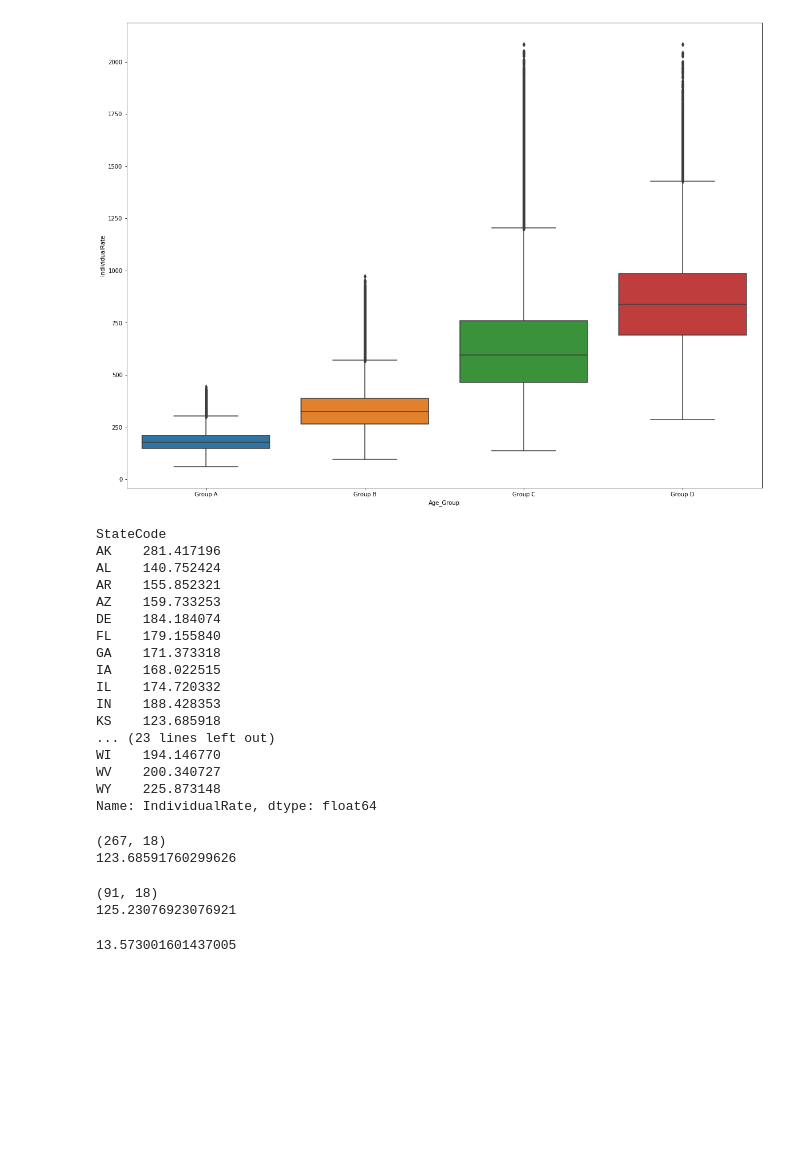
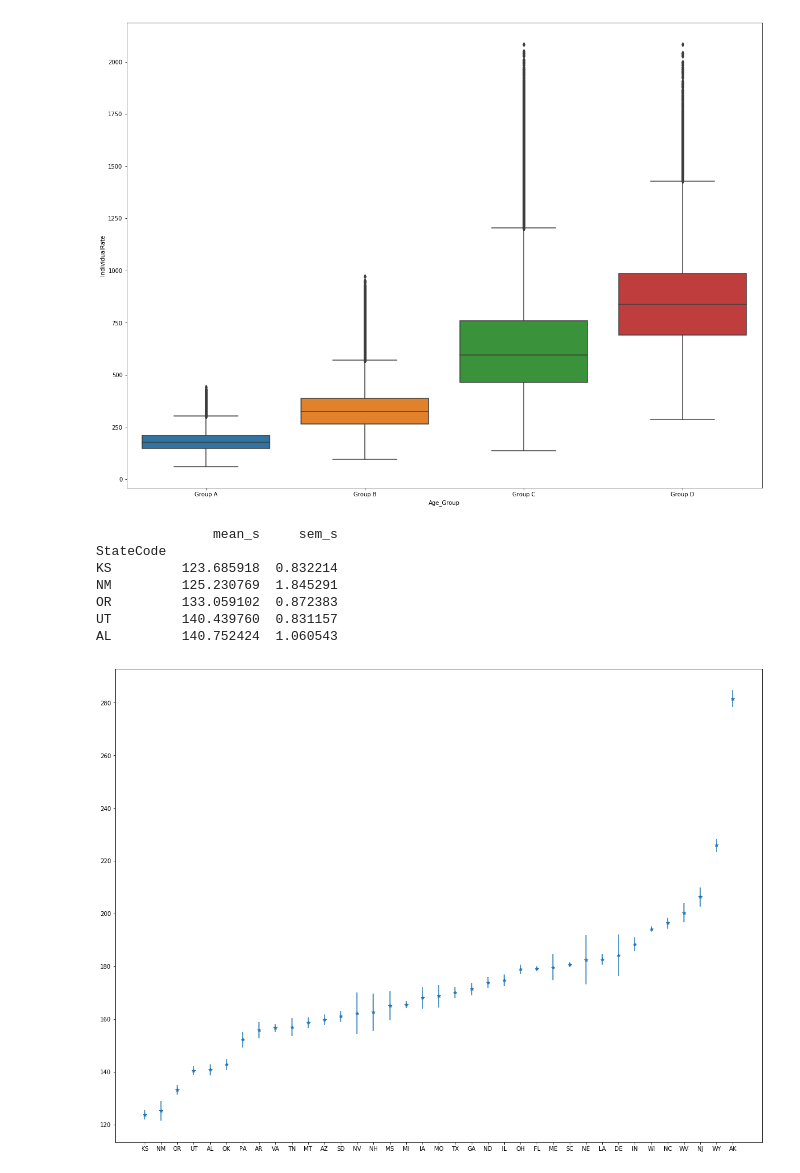
Before and after one commit to linmapitt/Springboard, a Jupyter notebook: CapStone_Project_1/Cap1_notebook.ipynb, the cells around one changed output. Cells and saved outputs as stored; diff of their text form; code cells hidden in the pictures; blank space fills up the shorter version.

```diff
--- a/CapStone_Project_1/Cap1_notebook.ipynb
+++ b/CapStone_Project_1/Cap1_notebook.ipynb
@@ -333,46 +334,32 @@ sns.boxplot(x='Age_Group', y='IndividualRate',data=df_final_medonly)
 # %% [output]
 <matplotlib.axes._subplots.AxesSubplot at 0x...>
 [figure]
-# %%
-#Take a deeper look at individualrates for specific age group and MetalLevel across states
-#For Group A (people younger than 20) and Silver MetalLevel, I found two smallest sample means (KS and NM)
-df_final_A = df_final_medonly[(df_final_medonly.Age_Group=='Group A') & (df_final_medonly.MetalLevel=='Silver')]
-df_final_A.groupby('StateCode')['IndividualRate'].mean()
-# %% [output]
-StateCode
-AK    281.417196
-AL    140.752424
-AR    155.852321
-AZ    159.733253
-DE    184.184074
-FL    179.155840
-GA    171.373318
-IA    168.022515
-IL    174.720332
-IN    188.428353
-KS    123.685918
-... (23 lines left out)
-WI    194.146770
-WV    200.340727
-WY    225.873148
-Name: IndividualRate, dtype: float64
-# %%
-KS_data = df_final_A[df_final_A.StateCode=='KS']
-print(KS_data.shape)
-KS_mean = KS_data['IndividualRate'].mean()
-print(KS_mean)
-# %% [output]
-(267, 18)
-123.68591760299626
-# %%
-NM_data = df_final_A[df_final_A.StateCode=='NM']
-print(NM_data.shape)
-NM_mean = NM_data['IndividualRate'].mean()
-print(NM_mean)
-# %% [output]
-(91, 18)
-125.23076923076921
-# %%
-np.std(KS_data['IndividualRate'])
-# %% [output]
-13.573001601437005
+# %%
+#Only look at Silver level and Age Group A
+df_A_Silver = df_final_medonly[(df_final_medonly.Age_Group=='Group A') & (df_final_medonly.MetalLevel=='Silver')]
+df_A_Silver.head(5)
+
+#Calculate mean and sem for each state
+grp_mean = df_A_Silver.groupby('StateCode')['IndividualRate'].mean()
+grp_sem = df_A_Silver.groupby('StateCode')['IndividualRate'].apply(stats.sem)
+
+#Create a new dataframe to hold mean and sem, sort it by mean in asc order
+df_new = pd.DataFrame(index=grp_mean.index)
+df_new['mean_s'] = grp_mean.values[:]
+df_new['sem_s'] = grp_sem.values[:]
+
+result = df_new.sort_values(['mean_s'], ascending =1)
+print(result.head(5))
+
+#Draw errorbar to show 95% confidence interval for each mean
+plt.errorbar(result.index, result.mean_s, yerr=2*result.sem_s, linestyle='None', marker='*')
+plt.show()
+# %% [output]
+               mean_s     sem_s
+StateCode
+KS         123.685918  0.832214
+NM         125.230769  1.845291
+OR         133.059102  0.872383
+UT         140.439760  0.831157
+AL         140.752424  1.060543
+[figure, added]
```
Also changed, not shown: parts of 3 cells of this notebook.
